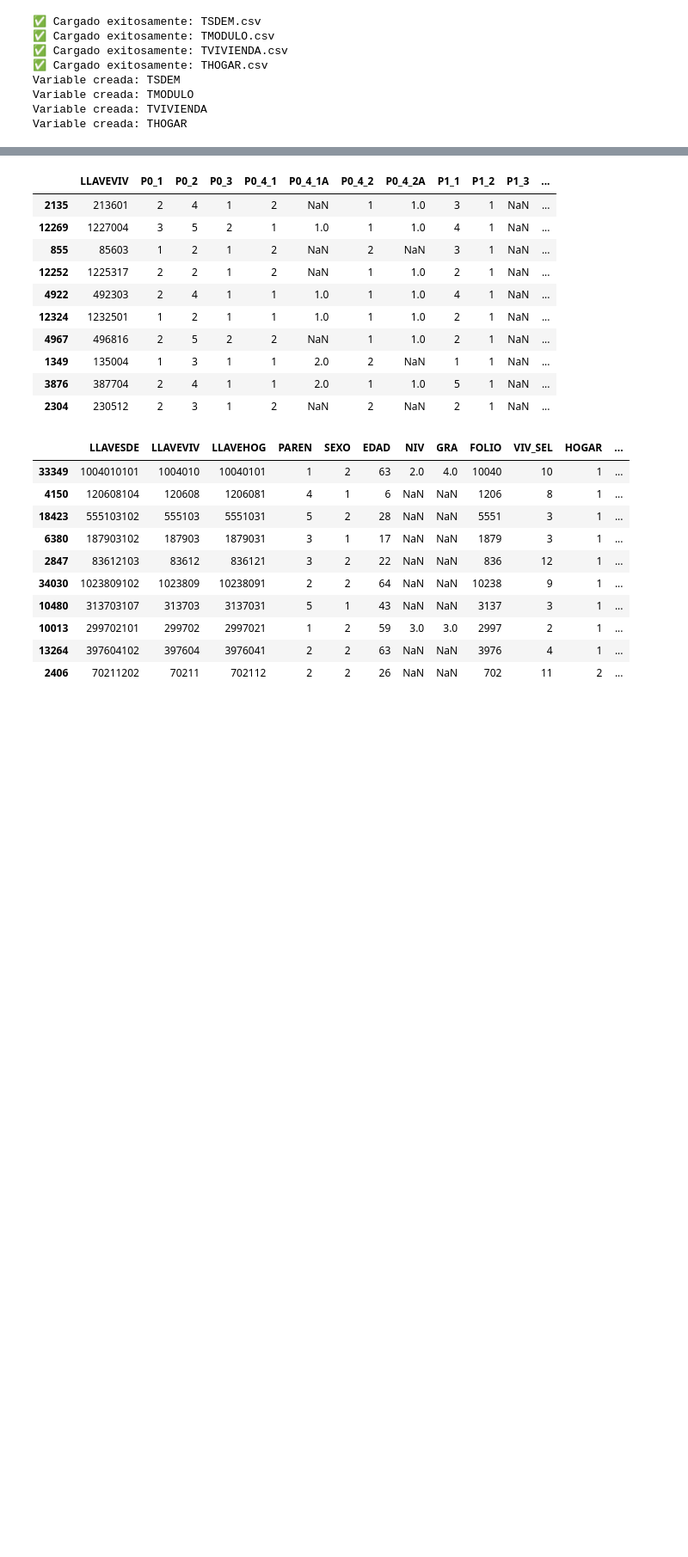
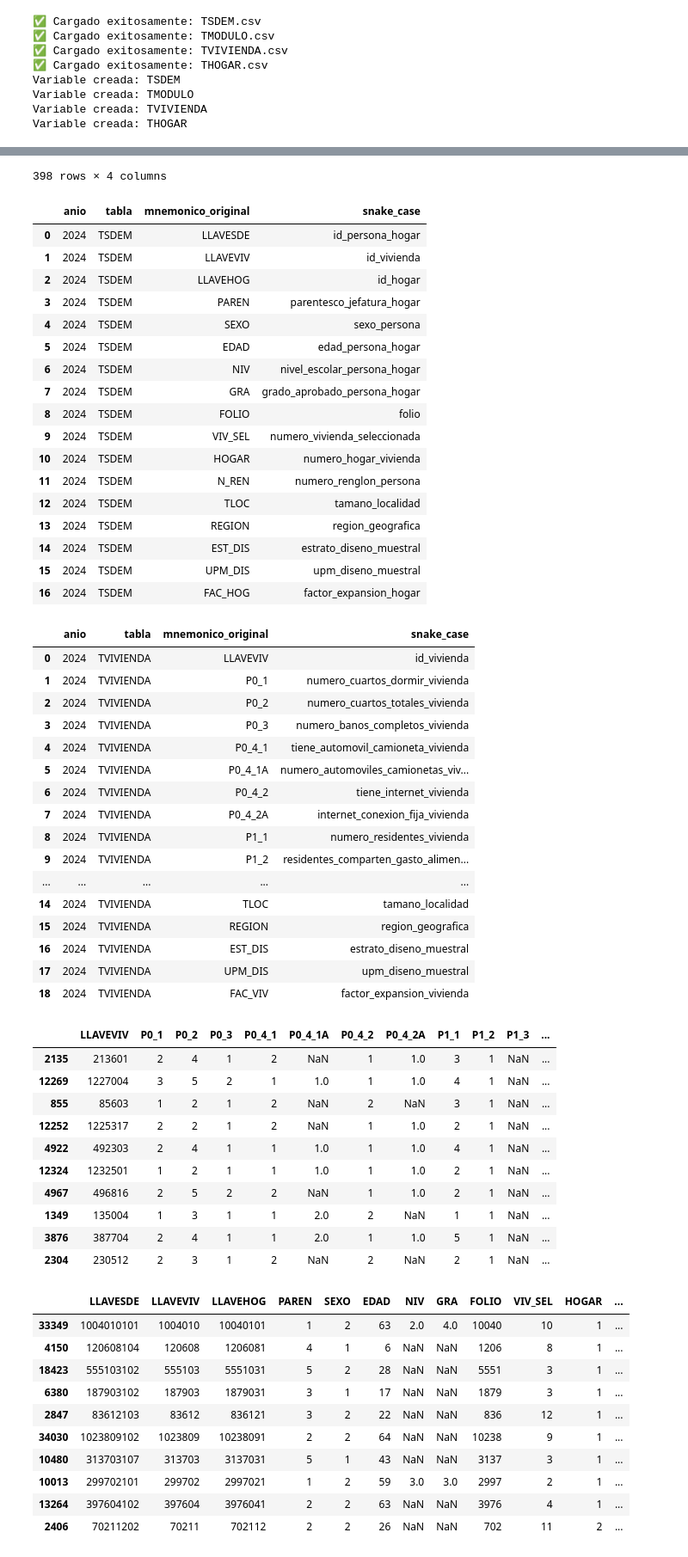
Before and after one commit to brau126/develop_data_science, a Jupyter notebook: Academic/Diplomado/Proyecto/Exploracion_TAD.ipynb, the cells around one changed output, grey strips where cells are left out. Shown at 86% size. Cells and saved outputs as stored; diff of their text form; code cells hidden in the pictures; blank space fills up the shorter version.

Commit message:
remonbra_enif_sankecase

```diff
--- a/Academic/Diplomado/Proyecto/Exploracion_TAD.ipynb
+++ b/Academic/Diplomado/Proyecto/Exploracion_TAD.ipynb
@@ -388,2 +352,8 @@ FAC_HOG	expansion_hogar
 # %%
-ruta_enif_24 = ruta_bases + "/inegi_20260906/enif_2024_csv"
+mapeo_enif = ruta_bases + "/inegi_20260906/ENIF_CATALOGO_GLOBAL_NOMBRES_COMPLETOS.xlsx"
+
+mapeo_global = pd.read_excel(mapeo_enif, sheet_name="mapeo_global")
+
+mapeo_global = mapeo_global[['anio','tabla','mnemonico_original','snake_case']]
+
+mapeo_global
@@ -398,3 +387,19 @@ Variable creada: TSDEM
 Variable creada: TMODULO
 Variable creada: TVIVIENDA
 Variable creada: THOGAR
+# %%
+mapeo_2024_tsdem        = mapeo_global[(mapeo_global['anio']==2024) & (mapeo_global['tabla']=='TSDEM')].reset_index(drop=True)
+mapeo_2024_tmodulo      = mapeo_global[(mapeo_global['anio']==2024) & (mapeo_global['tabla']=='TMODULO')].reset_index(drop=True)
+mapeo_2024_tvivienda    = mapeo_global[(mapeo_global['anio']==2024) & (mapeo_global['tabla']=='TVIVIENDA')].reset_index(drop=True)
+mapeo_2024_thogar       = mapeo_global[(mapeo_global['anio']==2024) & (mapeo_global['tabla']=='THOGAR')].reset_index(drop=True)
+
+display(mapeo_2024_thogar)
+display(mapeo_2024_tmodulo)
+display(mapeo_2024_tsdem)
+display(mapeo_2024_tvivienda)
+
+dic_mapeo_2024_thogar       = dict(zip(mapeo_2024_thogar['mnemonico_original'],     mapeo_2024_thogar['snake_case']))
+dic_mapeo_2024_tmodulo      = dict(zip(mapeo_2024_tmodulo['mnemonico_original'],    mapeo_2024_tmodulo['snake_case']))
+dic_mapeo_2024_tsdem        = dict(zip(mapeo_2024_tsdem['mnemonico_original'],      mapeo_2024_tsdem['snake_case']))
+dic_mapeo_2024_tvivienda    = dict(zip(mapeo_2024_tvivienda['mnemonico_original'],  mapeo_2024_tvivienda['snake_case']))
+# %% [output]
@@ -401,3 +428,39 @@ Variable creada: THOGAR
+398 rows × 4 columns
+|  | anio | tabla | mnemonico_original | snake_case |
+| 0 | 2024 | TSDEM | LLAVESDE | id_persona_hogar |
+| 1 | 2024 | TSDEM | LLAVEVIV | id_vivienda |
+| 2 | 2024 | TSDEM | LLAVEHOG | id_hogar |
+| 3 | 2024 | TSDEM | PAREN | parentesco_jefatura_hogar |
+| 4 | 2024 | TSDEM | SEXO | sexo_persona |
+| 5 | 2024 | TSDEM | EDAD | edad_persona_hogar |
+| 6 | 2024 | TSDEM | NIV | nivel_escolar_persona_hogar |
+| 7 | 2024 | TSDEM | GRA | grado_aprobado_persona_hogar |
+| 8 | 2024 | TSDEM | FOLIO | folio |
+| 9 | 2024 | TSDEM | VIV_SEL | numero_vivienda_seleccionada |
+| 10 | 2024 | TSDEM | HOGAR | numero_hogar_vivienda |
+| 11 | 2024 | TSDEM | N_REN | numero_renglon_persona |
+| 12 | 2024 | TSDEM | TLOC | tamano_localidad |
+| 13 | 2024 | TSDEM | REGION | region_geografica |
+| 14 | 2024 | TSDEM | EST_DIS | estrato_diseno_muestral |
+| 15 | 2024 | TSDEM | UPM_DIS | upm_diseno_muestral |
+| 16 | 2024 | TSDEM | FAC_HOG | factor_expansion_hogar |
+|  | anio | tabla | mnemonico_original | snake_case |
+| 0 | 2024 | TVIVIENDA | LLAVEVIV | id_vivienda |
+| 1 | 2024 | TVIVIENDA | P0_1 | numero_cuartos_dormir_vivienda |
+| 2 | 2024 | TVIVIENDA | P0_2 | numero_cuartos_totales_vivienda |
+| 3 | 2024 | TVIVIENDA | P0_3 | numero_banos_completos_vivienda |
+| 4 | 2024 | TVIVIENDA | P0_4_1 | tiene_automovil_camioneta_vivienda |
+| 5 | 2024 | TVIVIENDA | P0_4_1A | numero_automoviles_camionetas_viv... |
+| 6 | 2024 | TVIVIENDA | P0_4_2 | tiene_internet_vivienda |
+| 7 | 2024 | TVIVIENDA | P0_4_2A | internet_conexion_fija_vivienda |
+| 8 | 2024 | TVIVIENDA | P1_1 | numero_residentes_vivienda |
+| 9 | 2024 | TVIVIENDA | P1_2 | residentes_comparten_gasto_alimen... |
+| ... | ... | ... | ... | ... |
+| 14 | 2024 | TVIVIENDA | TLOC | tamano_localidad |
+| 15 | 2024 | TVIVIENDA | REGION | region_geografica |
+| 16 | 2024 | TVIVIENDA | EST_DIS | estrato_diseno_muestral |
+| 17 | 2024 | TVIVIENDA | UPM_DIS | upm_diseno_muestral |
+| 18 | 2024 | TVIVIENDA | FAC_VIV | factor_expansion_vivienda |
 # %%
 TVIVIENDA_24 = TVIVIENDA
 del TVIVIENDA
```
Also changed, not shown: parts of 48 cells of this notebook, 1 other file.
